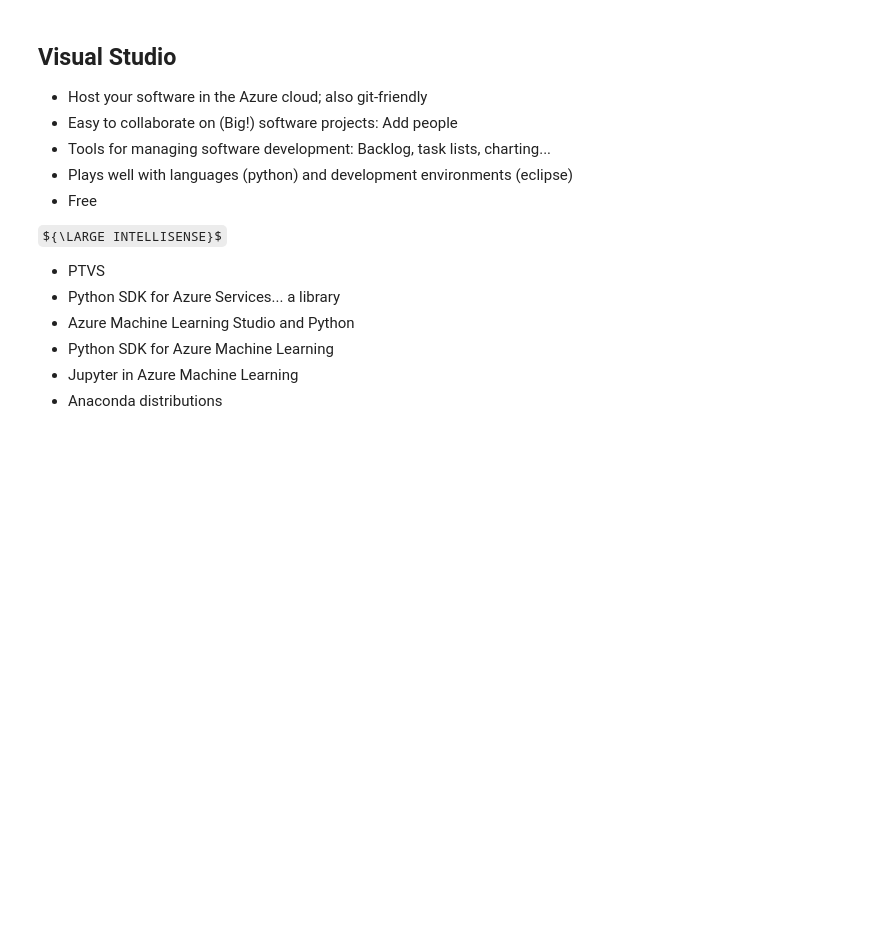
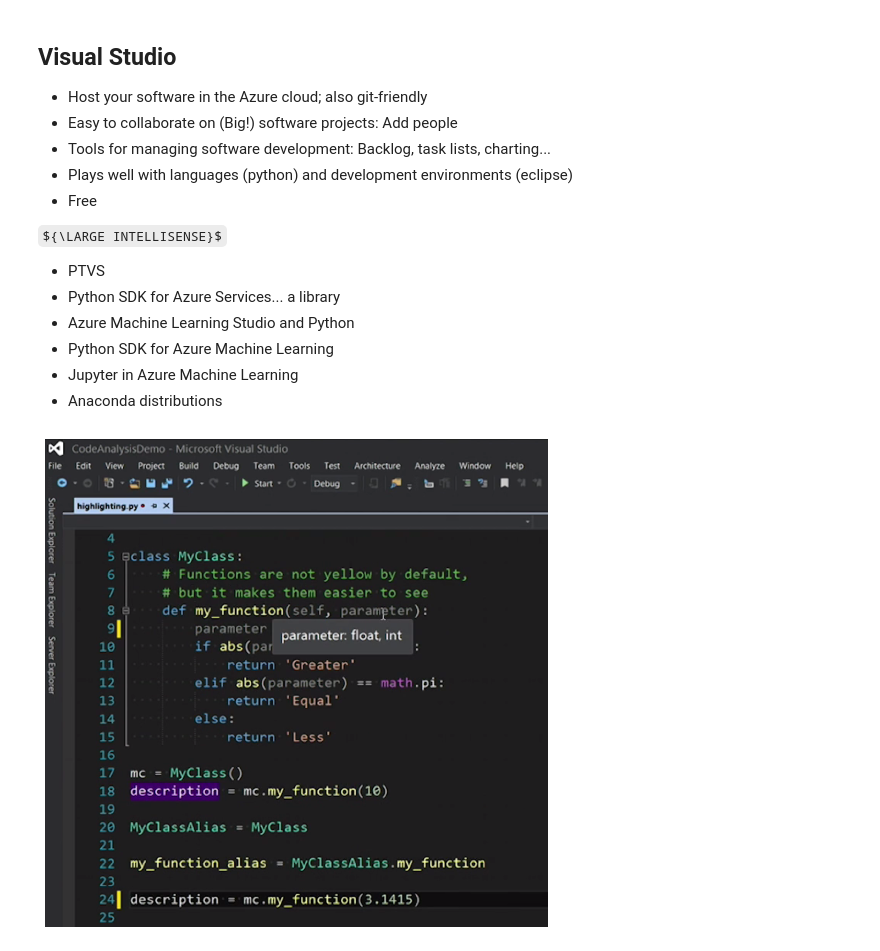
Before and after one commit to robfatland/percival, a Jupyter notebook: IPython Notebooks/Cloud Day Talk.ipynb, the cells around one changed output. Cells and saved outputs as stored; diff of their text form; code cells hidden in the pictures; some formulas as TeX source; blank space fills up the shorter version.

```diff
--- a/IPython Notebooks/Cloud Day Talk.ipynb
+++ b/IPython Notebooks/Cloud Day Talk.ipynb
@@ -542,4 +613,6 @@ ${\LARGE INTELLISENSE}$
 * Jupyter in Azure Machine Learning
 * Anaconda distributions
 # %%
-smim(rooturl + 'Visual Studio python code editor features.png', 2400, 9)
+smim(imagepath, 'Visual Studio python code editor features.png', 2400, 9)
+# %% [output]
+[figure, added]
```
Also changed, not shown: parts of 34 cells of this notebook, 5 other files.
